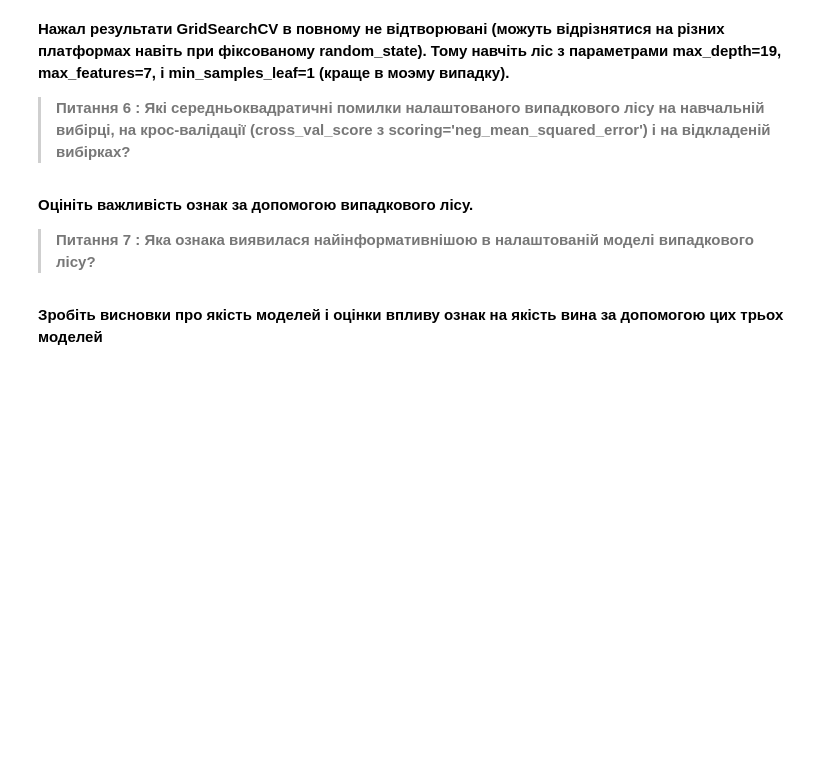
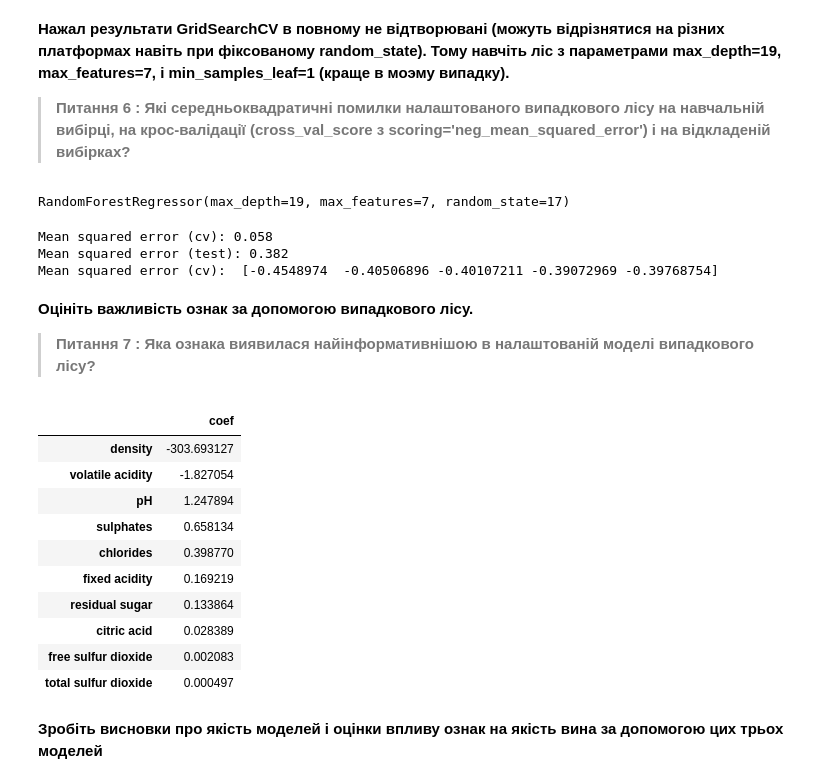
Before and after one commit to Kenobi-Knobs/DataScienceSSUCourse, a Jupyter notebook: ODZ/module_tests_1_2.ipynb, the cells around one changed output. Cells and saved outputs as stored; diff of their text form; code cells hidden in the pictures; blank space fills up the shorter version.

```diff
--- a/ODZ/module_tests_1_2.ipynb
+++ b/ODZ/module_tests_1_2.ipynb
@@ -141,0 +201,3 @@ forest.fit # Ваш код тут
+# %%
+forest = RandomForestRegressor(random_state=17)
+forest.fit(X_train, y_train)
@@ -151,5 +219,5 @@ print("Mean squared error (test): %.3f" % # Ваш код тут
 forest_params = {'max_depth': list(range(10, 25)),
                  'min_samples_leaf': list(range(1, 8)),
                  'max_features': list(range(6, 12))}
-locally_best_forest = GridSearchCV # Ваш код тут
-locally_best_forest.fit # Ваш код тут
+locally_best_forest = GridSearchCV(forest, forest_params)
+locally_best_forest.fit(X_train, y_train)
@@ -164,3 +255,16 @@ print("Mean squared error (test): %.3f" % # Ваш код тут
+# %%
+forest = RandomForestRegressor(max_depth=19, max_features=7, min_samples_leaf=1, random_state=17)
+forest.fit(X_train, y_train)
+# %% [output]
+RandomForestRegressor(max_depth=19, max_features=7, random_state=17)
+# %%
+print("Mean squared error (cv): %.3f" % mean_squared_error(forest.predict(X_train), y_train))
+print("Mean squared error (test): %.3f" % mean_squared_error(forest.predict(X_holdout), y_holdout))
+print("Mean squared error (cv): ", cross_val_score(estimator=forest, X=X_train, y=y_train, scoring='neg_mean_squared_error'))
+# %% [output]
+Mean squared error (cv): 0.058
+Mean squared error (test): 0.382
+Mean squared error (cv):  [-0.4548974  -0.40506896 -0.40107211 -0.39072969 -0.39768754]
 # %% [markdown]
 **Оцініть важливість ознак за допомогою випадкового лісу.**
 >**Питання 7 : Яка ознака виявилася найінформативнішою в налаштованій моделі випадкового лісу?**
@@ -170,2 +271,17 @@ rf_importance.sort_values # Ваш код тут
+# %%
+rf_importance = pd.DataFrame(data=lasso_cv.coef_, index=X_train.columns, columns=['coef'])
+rf_importance.reindex(rf_importance.coef.abs().sort_values(ascending=False).index)
+# %% [output]
+|  | coef |
+| density | -303.693127 |
+| volatile acidity | -1.827054 |
+| pH | 1.247894 |
+| sulphates | 0.658134 |
+| chlorides | 0.398770 |
+| fixed acidity | 0.169219 |
+| residual sugar | 0.133864 |
+| citric acid | 0.028389 |
+| free sulfur dioxide | 0.002083 |
+| total sulfur dioxide | 0.000497 |
 # %% [markdown]
 **Зробіть висновки про якість моделей і оцінки впливу ознак на якість вина за допомогою цих трьох моделей**
```
Also changed, not shown: parts of 25 cells of this notebook.
